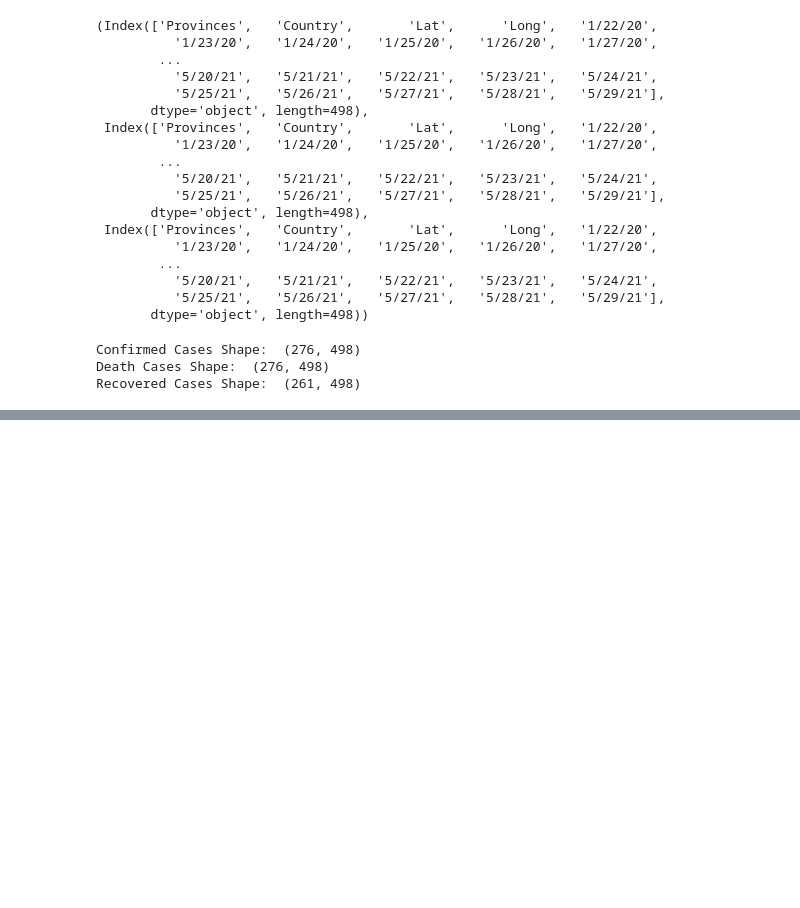
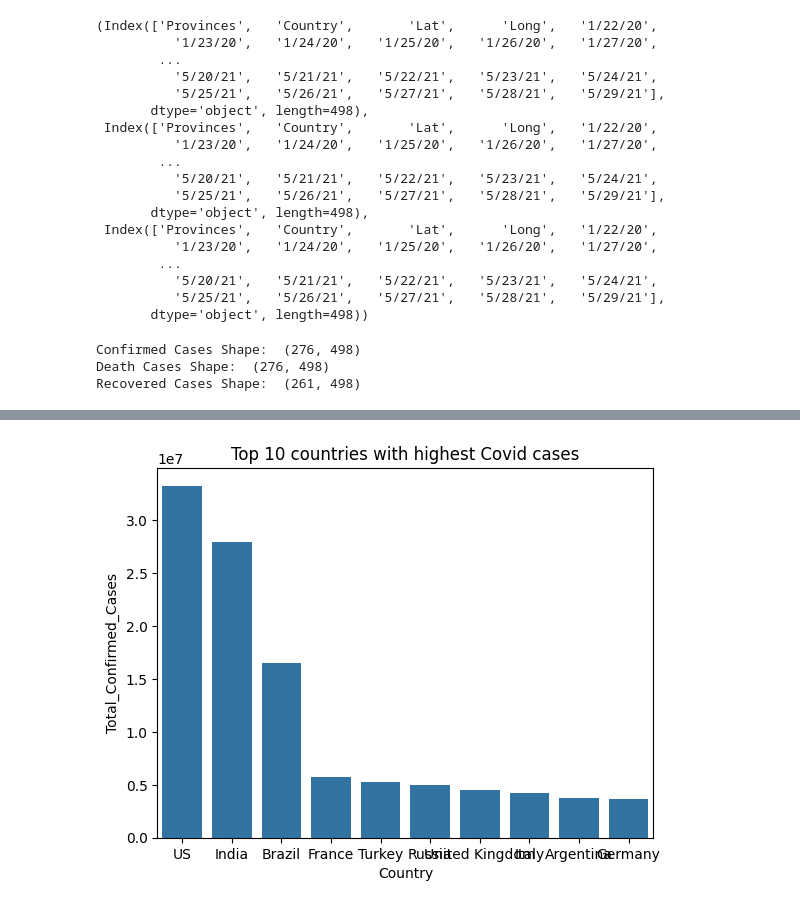
Before and after one commit to AnkitTomar2312/Covid19_CaseStudy, a Jupyter notebook: main.ipynb, the cells around one changed output, grey strips where cells are left out. Drawn from its saved outputs; the diff is of its cells as text; code cells hidden in the pictures; blank space fills up the shorter version.

```diff
--- a/main.ipynb
+++ b/main.ipynb
@@ -84,3 +84,24 @@ death_cases.head()
 | 2 | NaN | Algeria | 28.03390 | 1.659600 | 0 | 0 | 0 | 0 | 0 | 0 | 0 | ... |
 | 3 | NaN | Andorra | 42.50630 | 1.521800 | 0 | 0 | 0 | 0 | 0 | 0 | 0 | ... |
 | 4 | NaN | Angola | -11.20270 | 17.873900 | 0 | 0 | 0 | 0 | 0 | 0 | 0 | ... |
+# %%
+import re
+
+def standardize_date_columns(df):
+    new_columns = []
+    for col in df.columns:
+        # Match columns that look like dates (e.g., '2020-01-02 00:00:00', '2020-03-02', etc.)
+        if re.match(r'\d{4}-\d{2}-\d{2}', str(col)) or re.match(r'\d{1,2}/\d{1,2}/\d{2,4}', str(col)):
+            try:
+                new_col = pd.to_datetime(col, errors='coerce')
+                if pd.notnull(new_col):
+                    col = new_col.strftime('%-m/%-d/%y')  # Use '%m/%d/%y' for leading zeros
+            except Exception:
+                pass
+        new_columns.append(col)
+    df.columns = new_columns
+    return df
+
+confirmed_cases = standardize_date_columns(confirmed_cases)
+death_cases = standardize_date_columns(death_cases)
+recovered_cases = standardize_date_columns(recovered_cases)
@@ -86,0 +151,15 @@ death_cases.head()
+# %%
+# Getting data for top 10 countries for highest number of cases
+confirmed_cases.columns
+# Getting the last column because data is in last columns
+last_column=confirmed_cases.columns[-1]
+df_agg = confirmed_cases.groupby('Country')[last_column].sum().reset_index().rename(columns = {last_column: 'Total_Confirmed_Cases'})
+df_agg_sorted = df_agg.sort_values(by = 'Total_Confirmed_Cases', ascending=False).head(10)
+
+sns.barplot(data=df_agg_sorted,x='Country',y='Total_Confirmed_Cases')
+plt.title("Top 10 countries with highest Covid cases")
+plt.xlabel('Country')
+plt.ylabel('Total_Confirmed_Cases')
+plt.show()
+# %% [output]
+[figure, added]
```
Also changed, not shown: parts of 9 cells of this notebook.
